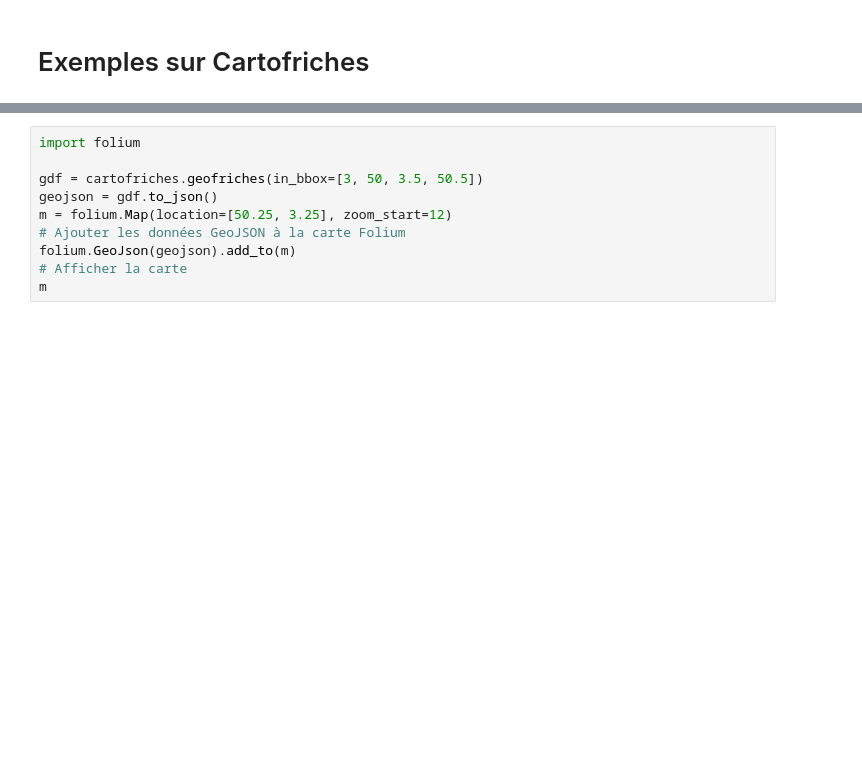
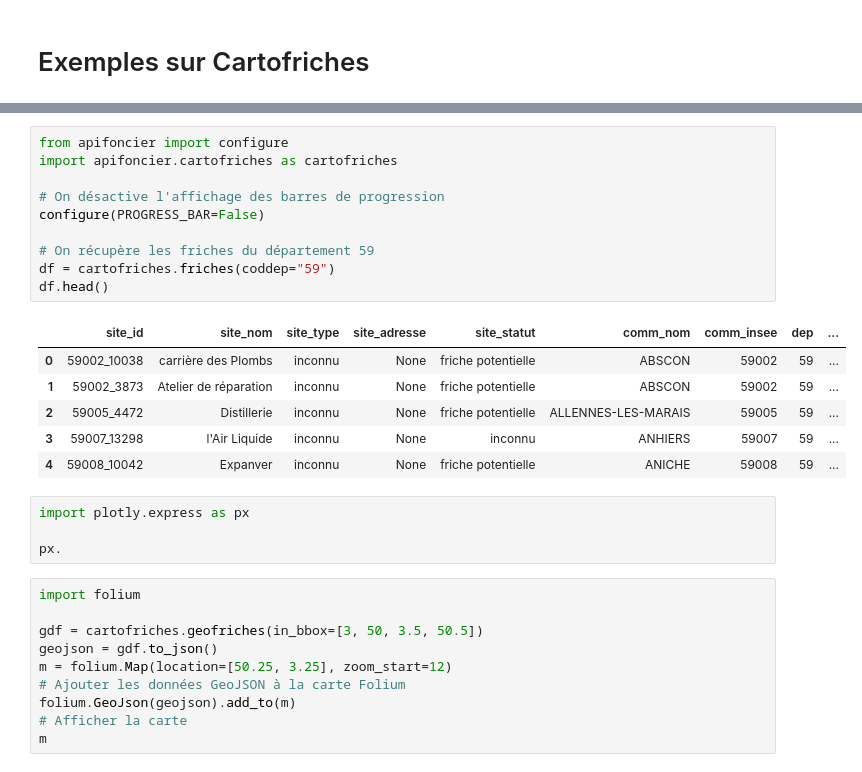
Before and after one commit to rcadot/py.apifoncier, a Jupyter notebook: docs/examples/cartofriches.ipynb, the cells around one changed output, grey strips where cells are left out. Drawn from its saved outputs; the diff is of its cells as text; blank space fills up the shorter version.

```diff
--- a/docs/examples/cartofriches.ipynb
+++ b/docs/examples/cartofriches.ipynb
@@ -15,3 +3,24 @@ df.head()
+# %%
+from apifoncier import configure
+import apifoncier.cartofriches as cartofriches
+
+# On désactive l'affichage des barres de progression
+configure(PROGRESS_BAR=False)
+
+# On récupère les friches du département 59
+df = cartofriches.friches(coddep="59")
+df.head()
+# %% [output]
+|  | site_id | site_nom | site_type | site_adresse | site_statut | comm_nom | comm_insee | dep | ... |
+| 0 | 59002_10038 | carrière des Plombs | inconnu | None | friche potentielle | ABSCON | 59002 | 59 | ... |
+| 1 | 59002_3873 | Atelier de réparation | inconnu | None | friche potentielle | ABSCON | 59002 | 59 | ... |
+| 2 | 59005_4472 | Distillerie | inconnu | None | friche potentielle | ALLENNES-LES-MARAIS | 59005 | 59 | ... |
+| 3 | 59007_13298 | l'Air Liquide | inconnu | None | inconnu | ANHIERS | 59007 | 59 | ... |
+| 4 | 59008_10042 | Expanver | inconnu | None | friche potentielle | ANICHE | 59008 | 59 | ... |
+# %%
+import plotly.express as px
+
+px.
 # %%
 import folium
 
```
Also changed, not shown: parts of 1 cell of this notebook, 3 other files.
